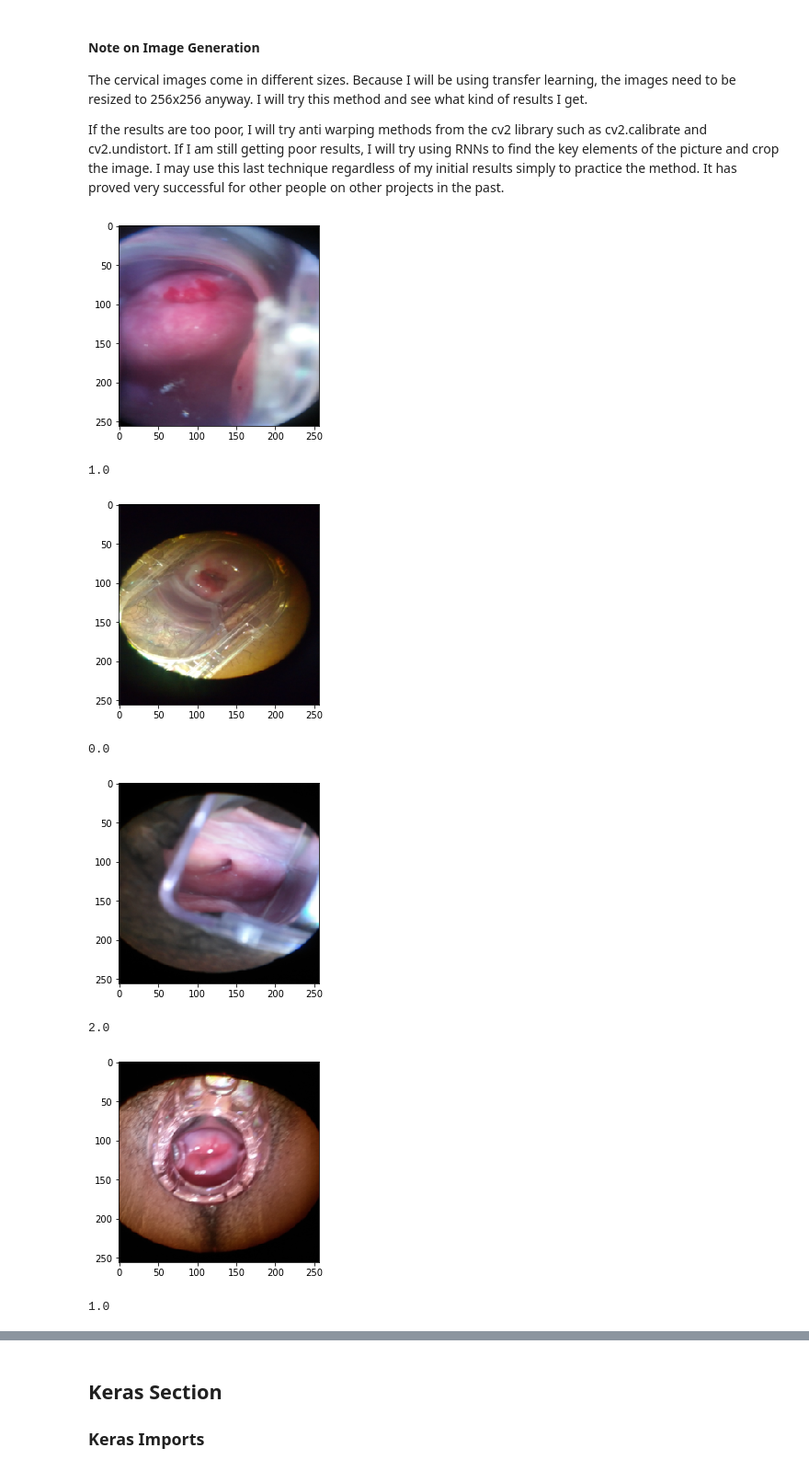
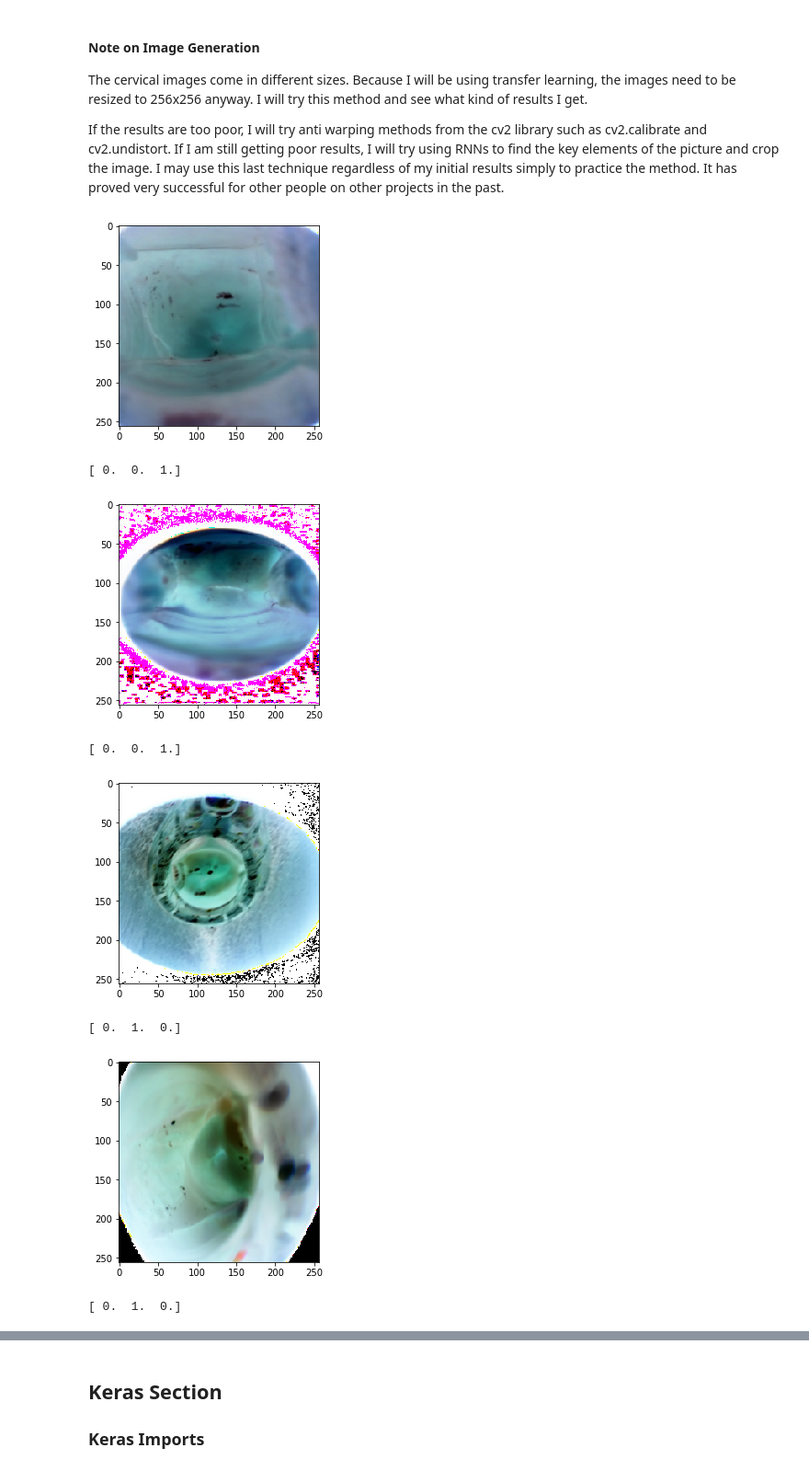
Before and after one commit to grantsrb/kaggle-cervical_cancer_screening, a Jupyter notebook: cervical_classification.ipynb, the cells around one changed output, grey strips where cells are left out. Shown: that part at 92% size. Drawn from its saved outputs; the diff is of its cells as text; code cells hidden in the pictures.

```diff
--- a/cervical_classification.ipynb
+++ b/cervical_classification.ipynb
@@ -241,6 +250,9 @@ print("Number of Validation Samples: " + str(len(y_valid)))
 # %% [output]
 Number of Training Samples: 1110
 Number of Validation Samples: 371
+# %%
+y_train = one_hot_encode(y_train, n_labels)
+y_valid = one_hot_encode(y_valid, n_labels)
 # %% [markdown]
 ### Generator and Image Reader
 To maximize memory, the images for both testing and training can be read in in batches. This increases the amount of images that can be trained on in a single epoch which helps the model generalize. In most cases, more training data is better for deep learning.
@@ -258,9 +270,23 @@ def convert_images(paths, labels, resize_dims=(256,256), randomly_augment=False)
 
     images = []
     new_labels = []
-    for path,label in zip(paths,labels):
-        img = mpimg.imread(path)
-        resized_img = sci.imresize(img, resize_dims)
+    for i,path in enumerate(paths):
+        label = labels[i]
+        try:
+            img = mpimg.imread(path)
+            resized_img = sci.imresize(img, resize_dims)
+        except OSError:
+            if i == 0:
+                img = mpimg.imread(paths[i+1])
+                resized_img = sci.imresize(img, resize_dims)
+                resized_img = random_augment(resized_img)
+            elif i > 0:
+                sub_index = -1
+                if randomly_augment:
+                    sub_index = -2
+                resized_img = random_augment(images[sub_index])
+            labels[i] = labels[i-1]
+            label = labels[i]
         images.append(resized_img)
         if randomly_augment:
             images.append(random_augment(resized_img))
@@ -324,17 +350,17 @@ valid_generator = image_generator(X_valid_paths, y_valid,
 # %%
 image_gen = image_generator(X_train_paths[:10], y_train[:10], 2,randomly_augment=True)
 
 for i in range(5):
     imgs, labels = next(image_gen)
-    imgs = imgs.astype(np.uint8)
+    imgs = imgs
     show(imgs[0])
     print(labels[0])
 # %% [output]
-[figure, old version]
+[figure, new version]
-1.0
+[ 0.  0.  1.]
-[figure, old version]
+[figure, new version]
-0.0
+[ 0.  0.  1.]
-[figure, old version]
+[figure, new version]
-2.0
+[ 0.  1.  0.]
-[figure, old version]
+[figure, new version]
-1.0
+[ 0.  1.  0.]
```
Also changed, not shown: parts of 7 cells of this notebook, 1 other file.
